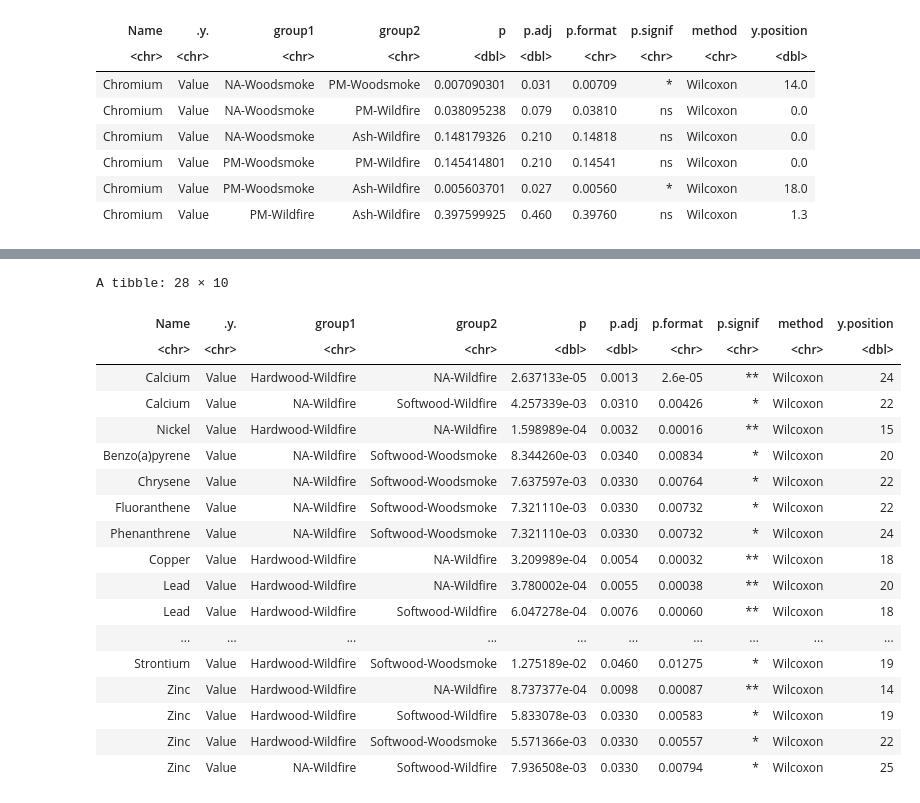
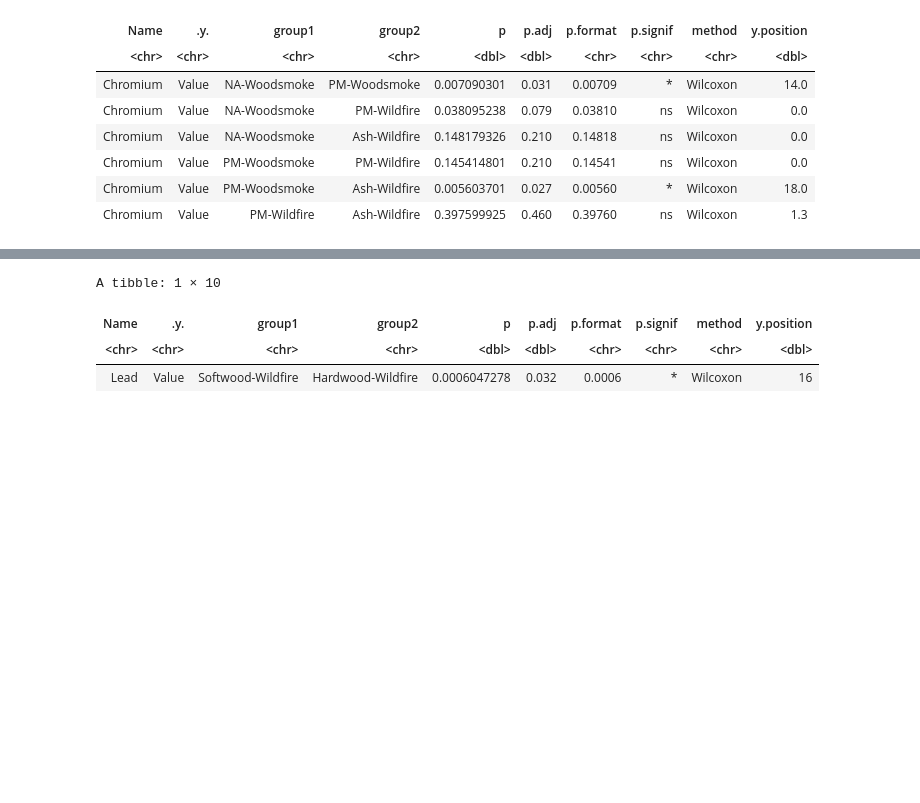
Before and after one commit to UNC-CEMALB/P1015.-Wildfire_Suffcient_Similiarity, a Jupyter notebook: 3. Individual Distribution Analyses/Boxplots.ipynb, the cells around one changed output, grey strips where cells are left out. Cells and saved outputs as stored; diff of their text form; code cells hidden in the pictures; blank space fills up the shorter version.

```diff
--- a/3. Individual Distribution Analyses/Boxplots.ipynb
+++ b/3. Individual Distribution Analyses/Boxplots.ipynb
@@ -787,45 +789,29 @@ Warning message:
 # %%
 strata_ft_vol_df = long_vol_df %>%
     # only keeping groups that have at least 2 samples
     group_by(Name, Fuel_Type_Sample) %>%
     filter(sum(!is.na(Value)) >= 2) %>%
-    ungroup()
+    ungroup() %>%
+    filter(!grepl("NA", Fuel_Type_Sample))
 
 t_test_p_values_ft_vol = compare_means(Value ~ Fuel_Type_Sample, data = strata_ft_vol_df,
                                          method = "wilcox.test", p.adjust.method = 'fdr', group.by = "Name") %>%
 
     # basing the p.signif off of adjusted p values
     mutate(p.signif = ifelse(p.adj < 0.0001, '****',
                              ifelse(p.adj >= 0.0001 & p.adj < 0.001, '***',
                                    ifelse(p.adj >= 0.001 & p.adj < 0.01, '**',
                                          ifelse(p.adj >= 0.01 & p.adj < 0.05, '*',
                                                     'ns'))))) %>%
     filter(p.signif != 'ns') %>%
     # manually adding the y position
-    mutate(y.position = c(24, 22, 15, 20, 22, 22, 24, 18, 20, 18, 14,
-                          18, 20, 22, 26, 24, 22, 20,
-                          22, 17, 20, 22, 16, 19, 14, 19, 22, 25))
+    mutate(y.position = c(16))
 
-t_test_p_values_ft_vol#[31:66,]
+head(t_test_p_values_ft_vol)
 # %% [output]
-A tibble: 28 × 10
+A tibble: 1 × 10
 | Name | .y. | group1 | group2 | p | p.adj | p.format | p.signif | method | y.position |
 | <chr> | <chr> | <chr> | <chr> | <dbl> | <dbl> | <chr> | <chr> | <chr> | <dbl> |
-| Calcium | Value | Hardwood-Wildfire | NA-Wildfire | 2.637133e-05 | 0.0013 | 2.6e-05 | ** | Wilcoxon | 24 |
-| Calcium | Value | NA-Wildfire | Softwood-Wildfire | 4.257339e-03 | 0.0310 | 0.00426 | * | Wilcoxon | 22 |
-| Nickel | Value | Hardwood-Wildfire | NA-Wildfire | 1.598989e-04 | 0.0032 | 0.00016 | ** | Wilcoxon | 15 |
-| Benzo(a)pyrene | Value | NA-Wildfire | Softwood-Woodsmoke | 8.344260e-03 | 0.0340 | 0.00834 | * | Wilcoxon | 20 |
-| Chrysene | Value | NA-Wildfire | Softwood-Woodsmoke | 7.637597e-03 | 0.0330 | 0.00764 | * | Wilcoxon | 22 |
-| Fluoranthene | Value | NA-Wildfire | Softwood-Woodsmoke | 7.321110e-03 | 0.0330 | 0.00732 | * | Wilcoxon | 22 |
-| Phenanthrene | Value | NA-Wildfire | Softwood-Woodsmoke | 7.321110e-03 | 0.0330 | 0.00732 | * | Wilcoxon | 24 |
-| Copper | Value | Hardwood-Wildfire | NA-Wildfire | 3.209989e-04 | 0.0054 | 0.00032 | ** | Wilcoxon | 18 |
-| Lead | Value | Hardwood-Wildfire | NA-Wildfire | 3.780002e-04 | 0.0055 | 0.00038 | ** | Wilcoxon | 20 |
-| Lead | Value | Hardwood-Wildfire | Softwood-Wildfire | 6.047278e-04 | 0.0076 | 0.00060 | ** | Wilcoxon | 18 |
-| ... | ... | ... | ... | ... | ... | ... | ... | ... | ... |
-| Strontium | Value | Hardwood-Wildfire | Softwood-Woodsmoke | 1.275189e-02 | 0.0460 | 0.01275 | * | Wilcoxon | 19 |
-| Zinc | Value | Hardwood-Wildfire | NA-Wildfire | 8.737377e-04 | 0.0098 | 0.00087 | ** | Wilcoxon | 14 |
-| Zinc | Value | Hardwood-Wildfire | Softwood-Wildfire | 5.833078e-03 | 0.0330 | 0.00583 | * | Wilcoxon | 19 |
-| Zinc | Value | Hardwood-Wildfire | Softwood-Woodsmoke | 5.571366e-03 | 0.0330 | 0.00557 | * | Wilcoxon | 22 |
-| Zinc | Value | NA-Wildfire | Softwood-Wildfire | 7.936508e-03 | 0.0330 | 0.00794 | * | Wilcoxon | 25 |
+| Lead | Value | Softwood-Wildfire | Hardwood-Wildfire | 0.0006047278 | 0.032 | 0.0006 | * | Wilcoxon | 16 |
 # %%
 options(repr.plot.width=18, repr.plot.height=18) #changing size
```
Also changed, not shown: parts of 10 cells of this notebook.
